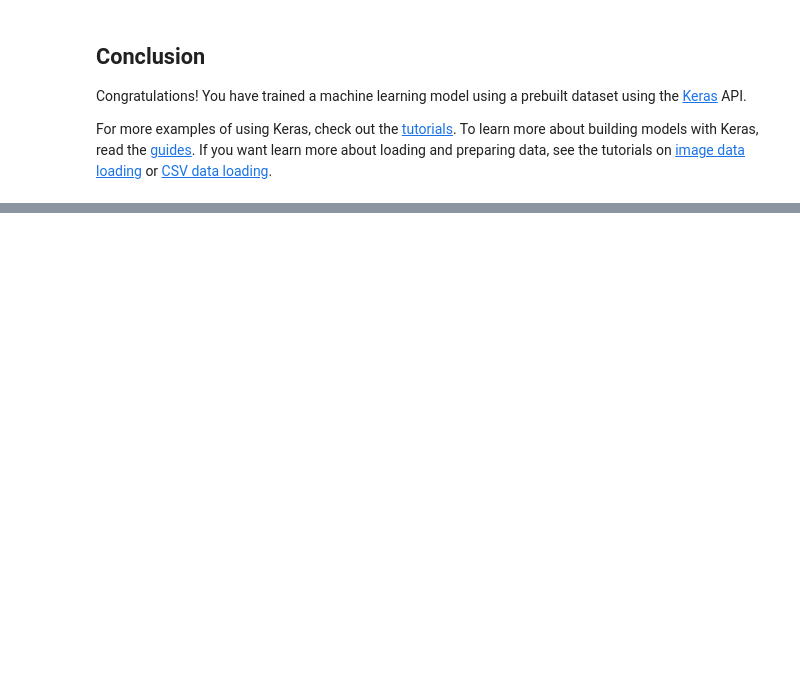
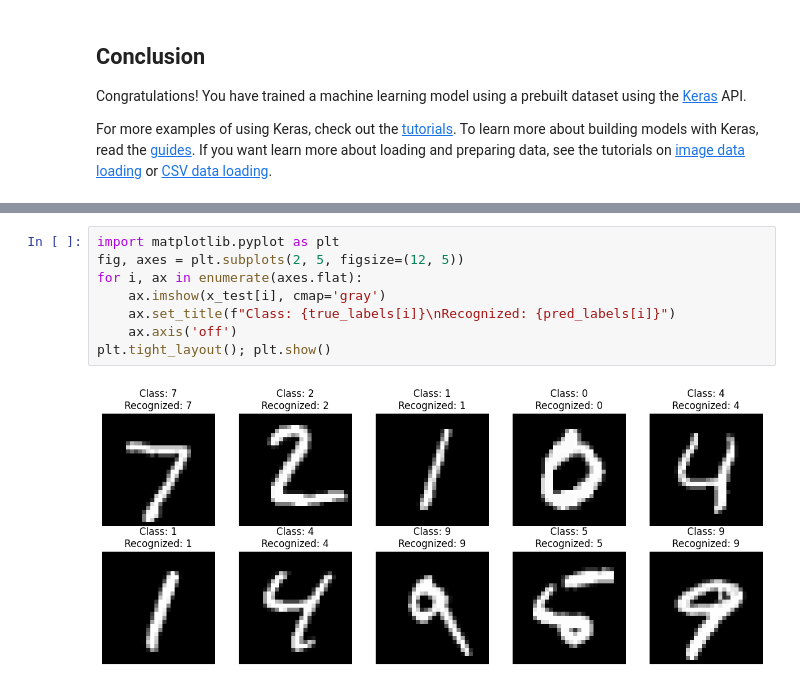
Before and after one commit to sahaki13/9router, a Jupyter notebook: site/en/tutorials/quickstart/beginner.ipynb, the cells around one changed output, grey strips where cells are left out. Saved outputs shown, nothing was run; the diff lists cells and outputs as text; blank space fills up the shorter version.

```diff
--- a/site/en/tutorials/quickstart/beginner.ipynb
+++ b/site/en/tutorials/quickstart/beginner.ipynb
@@ -176,0 +202,10 @@ For more examples of using Keras, check out the [tutorials](https://www.tensorfl
+# %%
+import matplotlib.pyplot as plt
+fig, axes = plt.subplots(2, 5, figsize=(12, 5))
+for i, ax in enumerate(axes.flat):
+    ax.imshow(x_test[i], cmap='gray')
+    ax.set_title(f"Class: {true_labels[i]}\nRecognized: {pred_labels[i]}")
+    ax.axis('off')
+plt.tight_layout(); plt.show()
+# %% [output]
+[figure, added]
```
Also changed, not shown: parts of 9 cells of this notebook.
